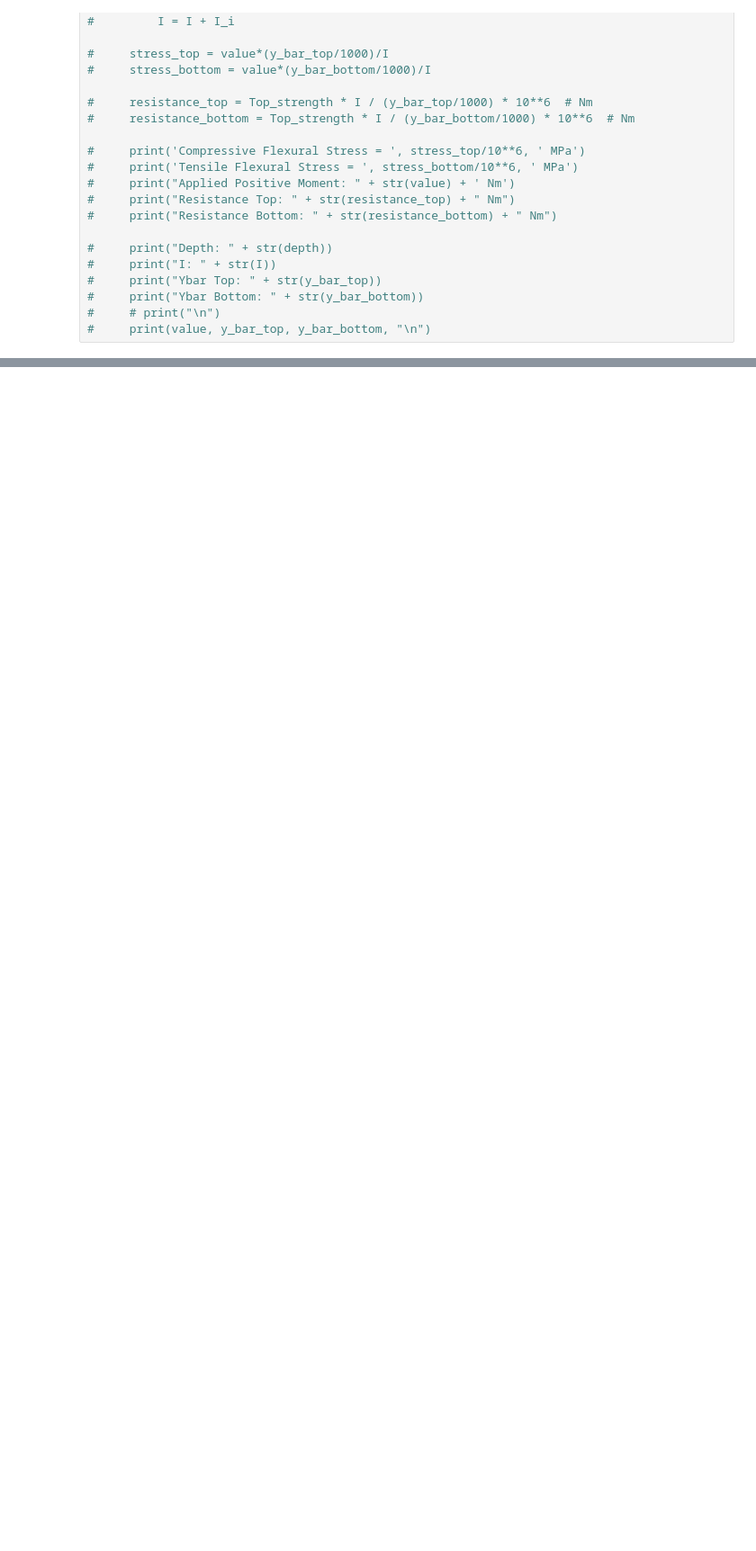
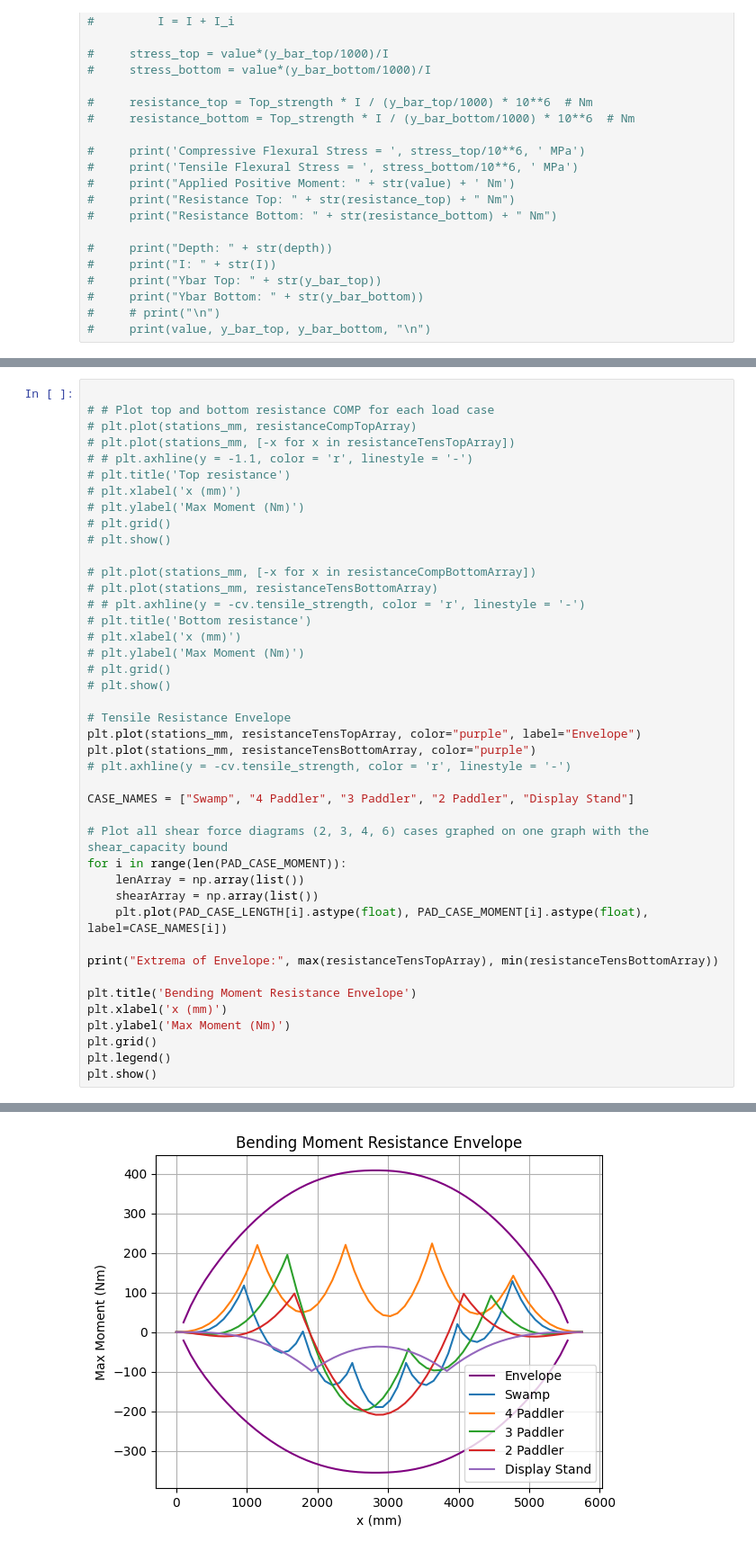
Before and after one commit to UWaterlooConcreteCanoe/Structural_Analysis, a Jupyter notebook: Flexural Stress.ipynb, the cells around one changed output, grey strips where cells are left out. Shown at 90% size. Cells and saved outputs as stored; diff of their text form; blank space fills up the shorter version.

```diff
--- a/Flexural Stress.ipynb
+++ b/Flexural Stress.ipynb
@@ -319,0 +310,43 @@ Max Tensile Stress Bottom: -1.223029594879241 MPa
+# %%
+
+# # Plot top and bottom resistance COMP for each load case
+# plt.plot(stations_mm, resistanceCompTopArray)
+# plt.plot(stations_mm, [-x for x in resistanceTensTopArray])
+# # plt.axhline(y = -1.1, color = 'r', linestyle = '-')
+# plt.title('Top resistance')
+# plt.xlabel('x (mm)')
+# plt.ylabel('Max Moment (Nm)')
+# plt.grid()
+# plt.show()
+
+# plt.plot(stations_mm, [-x for x in resistanceCompBottomArray])
+# plt.plot(stations_mm, resistanceTensBottomArray)
+# # plt.axhline(y = -cv.tensile_strength, color = 'r', linestyle = '-')
+# plt.title('Bottom resistance')
+# plt.xlabel('x (mm)')
+# plt.ylabel('Max Moment (Nm)')
+# plt.grid()
+# plt.show()
+
+# Tensile Resistance Envelope
+plt.plot(stations_mm, resistanceTensTopArray, color="purple", label="Envelope")
+plt.plot(stations_mm, resistanceTensBottomArray, color="purple")
+# plt.axhline(y = -cv.tensile_strength, color = 'r', linestyle = '-')
+
+CASE_NAMES = ["Swamp", "4 Paddler", "3 Paddler", "2 Paddler", "Display Stand"]
+
+# Plot all shear force diagrams (2, 3, 4, 6) cases graphed on one graph with the shear_capacity bound
+for i in range(len(PAD_CASE_MOMENT)):
+    lenArray = np.array(list())
+    shearArray = np.array(list())
+    plt.plot(PAD_CASE_LENGTH[i].astype(float), PAD_CASE_MOMENT[i].astype(float), label=CASE_NAMES[i])
+
+print("Extrema of Envelope:", max(resistanceTensTopArray), min(resistanceTensBottomArray))
+
+plt.title('Bending Moment Resistance Envelope')
+plt.xlabel('x (mm)')
+plt.ylabel('Max Moment (Nm)')
+plt.grid()
+plt.legend()
+plt.show()
+# %% [output]
@@ -320,3 +354,4 @@ Max Tensile Stress Bottom: -1.223029594879241 MPa
+[figure, added]
 # %%
 # Negative moment - This has to be fixed
 print("Max Negative Moments:\n")
```
Also changed, not shown: parts of 2 cells of this notebook, 10 other files.
